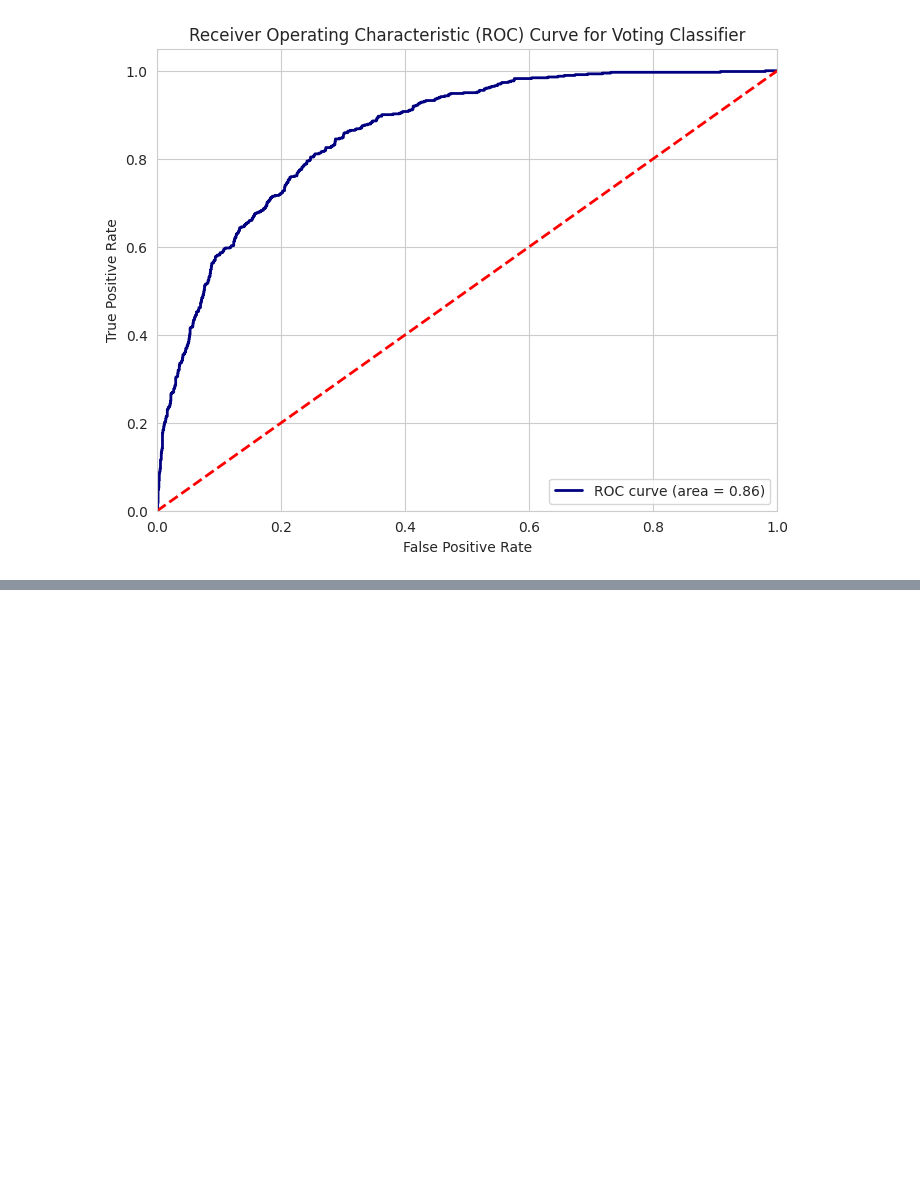
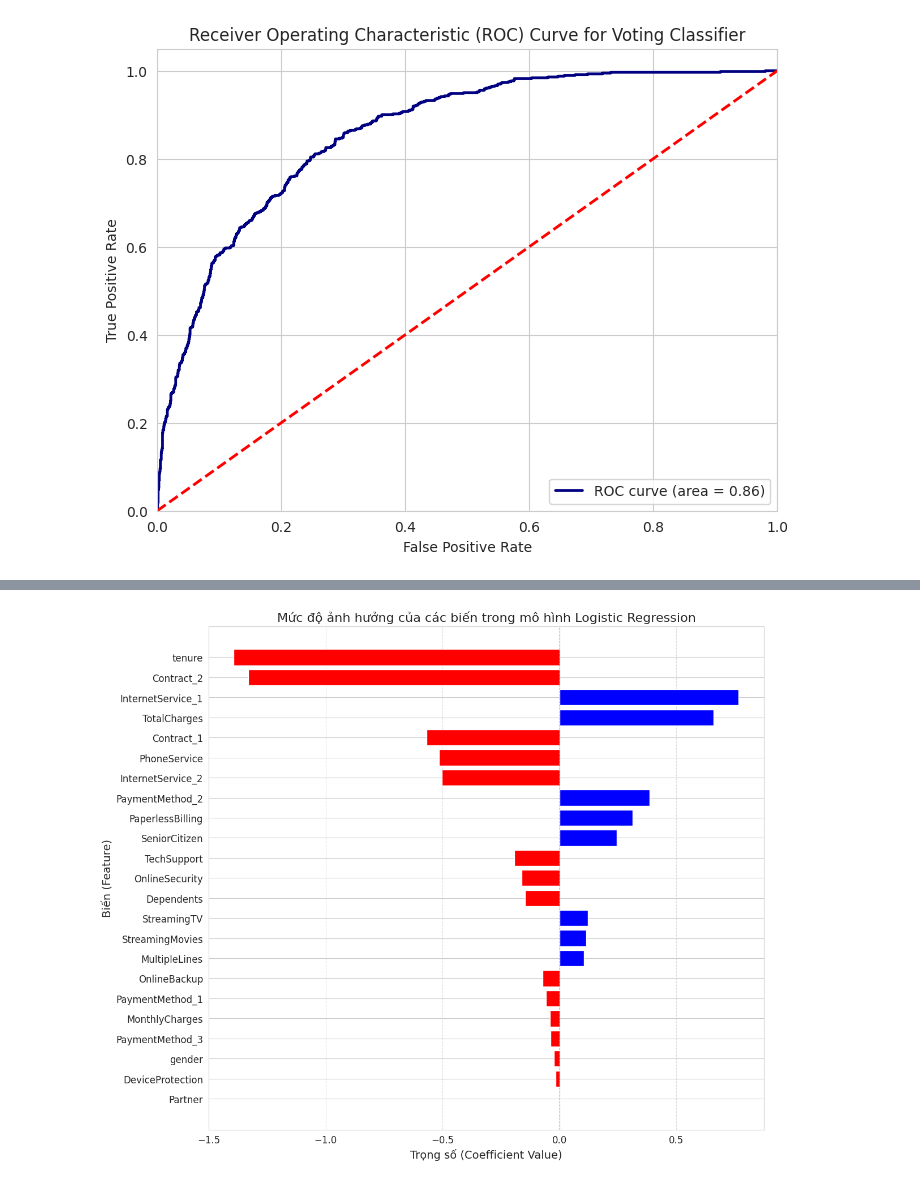
Before and after one commit to devdoan/devdoan, a Jupyter notebook: Untitled3.ipynb, the cells around one changed output, grey strips where cells are left out. Drawn from its saved outputs; the diff is of its cells as text; code cells hidden in the pictures; blank space fills up the shorter version.

```diff
--- a/Untitled3.ipynb
+++ b/Untitled3.ipynb
@@ -1393,0 +1588,39 @@ plt.show()
+# %%
+import matplotlib.pyplot as plt
+import pandas as pd
+
+# --- Đảm bảo rằng 'coeff_df' đã được tạo từ bước trước ---
+# Nếu bạn chưa chạy đoạn mã trước để tạo coeff_df, hãy chạy nó trước.
+# Ví dụ:
+# coefficients = log_model.coef_[0]
+# feature_names = X_train.columns
+# coeff_df = pd.DataFrame({'Biến': feature_names, 'Trọng số': coefficients})
+# coeff_df = coeff_df.reindex(coeff_df['Trọng số'].abs().sort_values(ascending=False).index)
+
+# --- Vẽ biểu đồ ---
+plt.figure(figsize=(12, 10))
+
+# Tạo biểu đồ cột ngang
+# Dùng màu xanh cho trọng số dương và màu đỏ cho trọng số âm
+colors = ['red' if c < 0 else 'blue' for c in coeff_df['Trọng số']]
+plt.barh(coeff_df['Biến'], coeff_df['Trọng số'], color=colors)
+
+# Đảo ngược thứ tự các biến để biến có ảnh hưởng lớn nhất nằm trên cùng
+plt.gca().invert_yaxis()
+
+plt.xlabel('Trọng số (Coefficient Value)', fontsize=14)
+plt.ylabel('Biến (Feature)', fontsize=14)
+plt.title('Mức độ ảnh hưởng của các biến trong mô hình Logistic Regression', fontsize=16)
+
+# Thêm đường tham chiếu tại 0 để dễ nhìn
+plt.axvline(x=0, color='grey', linestyle='--', linewidth=0.8)
+
+# Tùy chỉnh hiển thị trục x
+plt.tick_params(axis='x', labelsize=12)
+plt.tick_params(axis='y', labelsize=12)
+
+plt.grid(axis='x', linestyle='--', alpha=0.7)
+plt.tight_layout() # Điều chỉnh bố cục để tránh nhãn bị chồng chéo
+plt.show()
+# %% [output]
+[figure, added]
```
Also changed, not shown: parts of 3 cells of this notebook.
